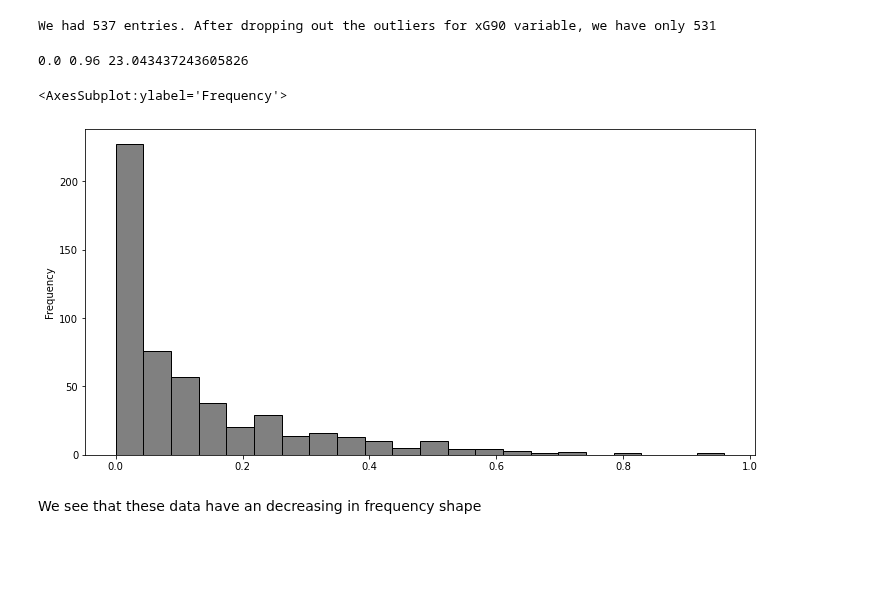
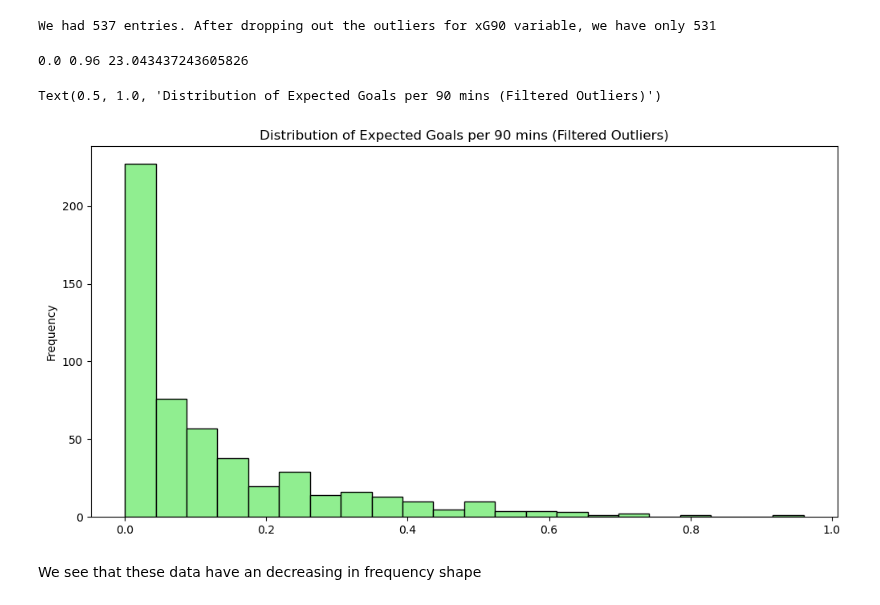
Before and after one commit to ubco-W2022T2-data301/group26, a Jupyter notebook: analysis/analysisAnanya.ipynb, the cells around one changed output. Drawn from its saved outputs; the diff is of its cells as text; code cells hidden in the pictures; blank space fills up the shorter version.

```diff
--- a/analysis/analysisAnanya.ipynb
+++ b/analysis/analysisAnanya.ipynb
@@ -115,11 +118,12 @@ We had 537 entries. After dropping out the outliers for xG90 variable, we have o
 # %%
 xG90_data = np.array(df_xG90['xG90'])
 print(xG90_data.min(), xG90_data.max(), math.sqrt(len(xG90_data)))
 xG90_bins = np.linspace(xG90_data.min(), xG90_data.max(), 23)
-df_xG90['xG90'].plot(kind='hist', bins=xG90_bins, figsize=(12,6), facecolor='grey',edgecolor='black')
+df_xG90['xG90'].plot(kind='hist', bins=xG90_bins, figsize=(12,6), facecolor='lightgreen',edgecolor='black')
+plt.title('Distribution of Expected Goals per 90 mins (Filtered Outliers)')
 # %% [output]
 0.0 0.96 23.043437243605826
-<AxesSubplot:ylabel='Frequency'>
+Text(0.5, 1.0, 'Distribution of Expected Goals per 90 mins (Filtered Outliers)')
-[figure, old version]
+[figure, new version]
 # %% [markdown]
 We see that these data have an decreasing in frequency shape
```
Also changed, not shown: parts of 9 cells of this notebook, 2 other files.
